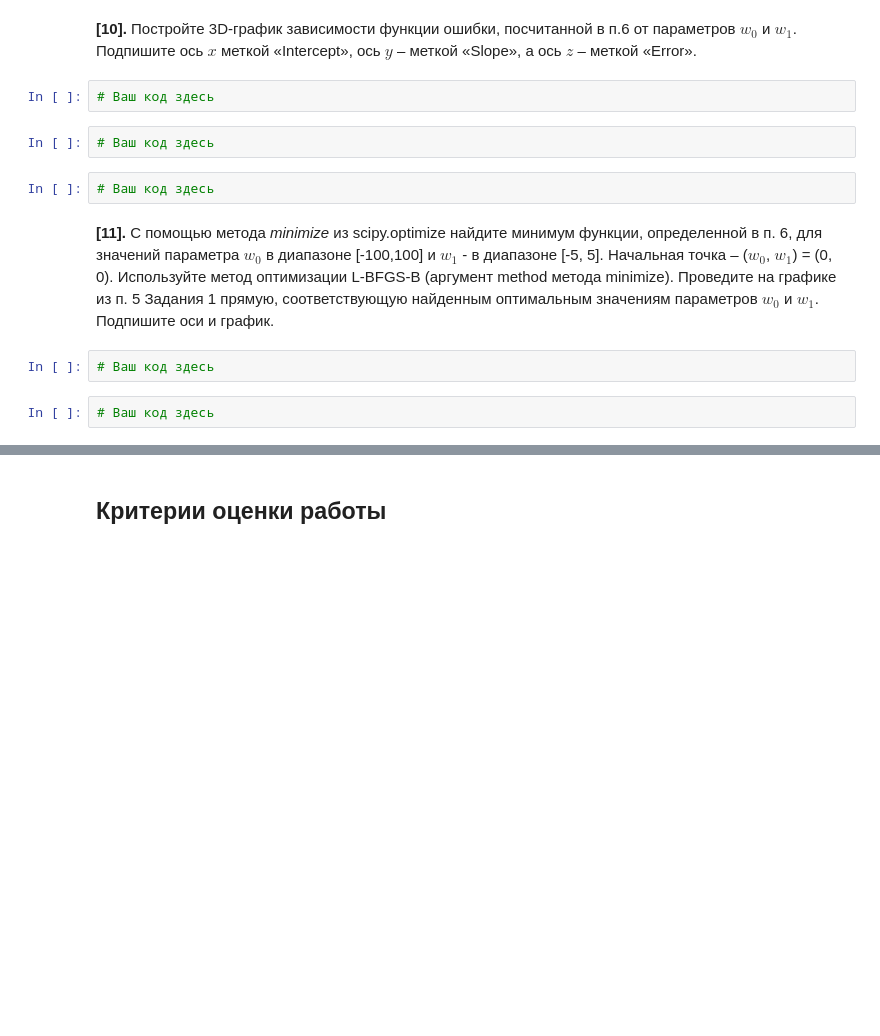
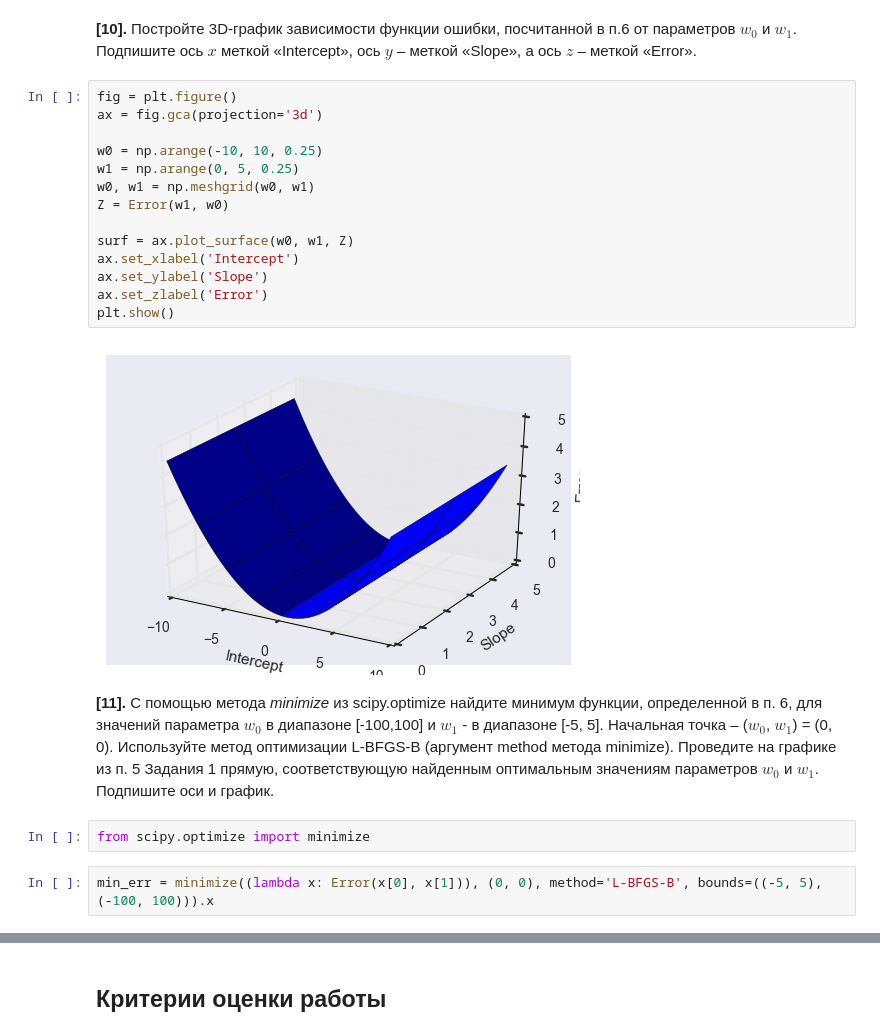
Before and after one commit to zuenko/python, a Jupyter notebook: peer_review_linreg_height_weight.ipynb, the cells around one changed output, grey strips where cells are left out. Drawn from its saved outputs; the diff is of its cells as text; blank space fills up the shorter version.

```diff
--- a/peer_review_linreg_height_weight.ipynb
+++ b/peer_review_linreg_height_weight.ipynb
@@ -199,15 +199,25 @@ plt.show()
 [figure]
 # %% [markdown]
 **[10].** Постройте 3D-график зависимости функции ошибки, посчитанной в п.6 от параметров $w_0$ и $w_1$. Подпишите ось $x$ меткой «Intercept», ось $y$ – меткой «Slope», a ось $z$ – меткой «Error».
-# %%
-# Ваш код здесь
-# %%
-# Ваш код здесь
-# %%
-# Ваш код здесь
+# %%
+fig = plt.figure()
+ax = fig.gca(projection='3d')
+
+w0 = np.arange(-10, 10, 0.25)
+w1 = np.arange(0, 5, 0.25)
+w0, w1 = np.meshgrid(w0, w1)
+Z = Error(w1, w0)
+
+surf = ax.plot_surface(w0, w1, Z)
+ax.set_xlabel('Intercept')
+ax.set_ylabel('Slope')
+ax.set_zlabel('Error')
+plt.show()
+# %% [output]
+[figure, added]
 # %% [markdown]
 **[11].** С помощью метода *minimize* из scipy.optimize найдите минимум функции, определенной в п. 6, для значений параметра $w_0$ в диапазоне [-100,100] и $w_1$ - в диапазоне [-5, 5]. Начальная точка – ($w_0$, $w_1$) = (0, 0). Используйте метод оптимизации L-BFGS-B (аргумент method метода minimize). Проведите на графике из п. 5 Задания 1 прямую, соответствующую найденным оптимальным значениям параметров $w_0$ и $w_1$. Подпишите оси и график.
-# %%
-# Ваш код здесь
-# %%
-# Ваш код здесь
+# %%
+from scipy.optimize import minimize
+# %%
+min_err = minimize((lambda x: Error(x[0], x[1])), (0, 0), method='L-BFGS-B', bounds=((-5, 5), (-100, 100))).x
```
Also changed, not shown: parts of 2 cells of this notebook.
